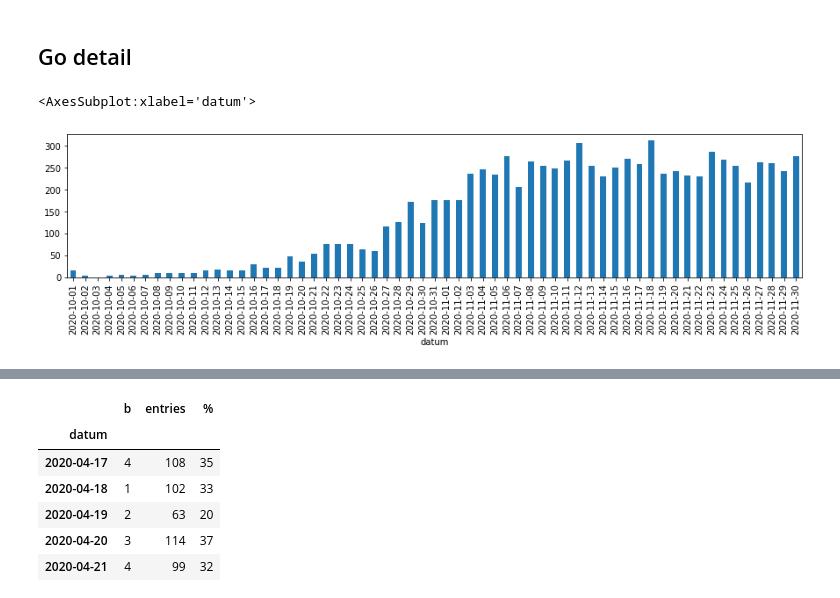
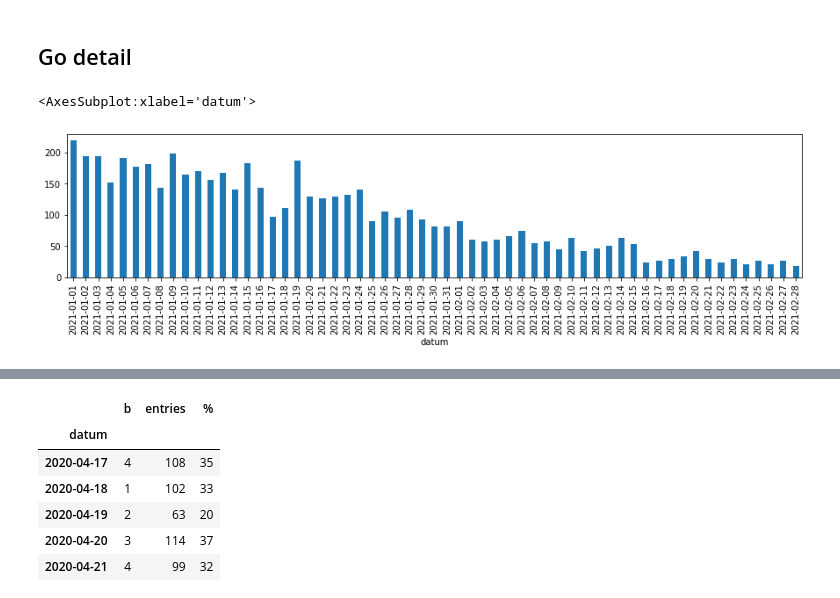
Before and after one commit to simonhuwiler/crowns-and-tears, a Jupyter notebook: python/death export.ipynb, the cells around one changed output, grey strips where cells are left out. Saved outputs shown, nothing was run; the diff lists cells and outputs as text; code cells hidden in the pictures.

```diff
--- a/python/death export.ipynb
+++ b/python/death export.ipynb
@@ -59,8 +59,8 @@ Death per note: 21
 ## Go detail
 # %%
 pd.set_option('display.max_rows', 200)
-d = df_g[(df_g.index >= '2020-10-01') & (df_g.index <= '2020-11-31')]
+d = df_g[(df_g.index >= '2021-01-01') & (df_g.index <= '2021-02-31')]
 d['entries'].plot.bar(figsize=(15, 3))
 # %% [output]
 <AxesSubplot:xlabel='datum'>
-[figure, old version]
+[figure, new version]
```
Also changed, not shown: parts of 3 cells of this notebook, 14 other files.
